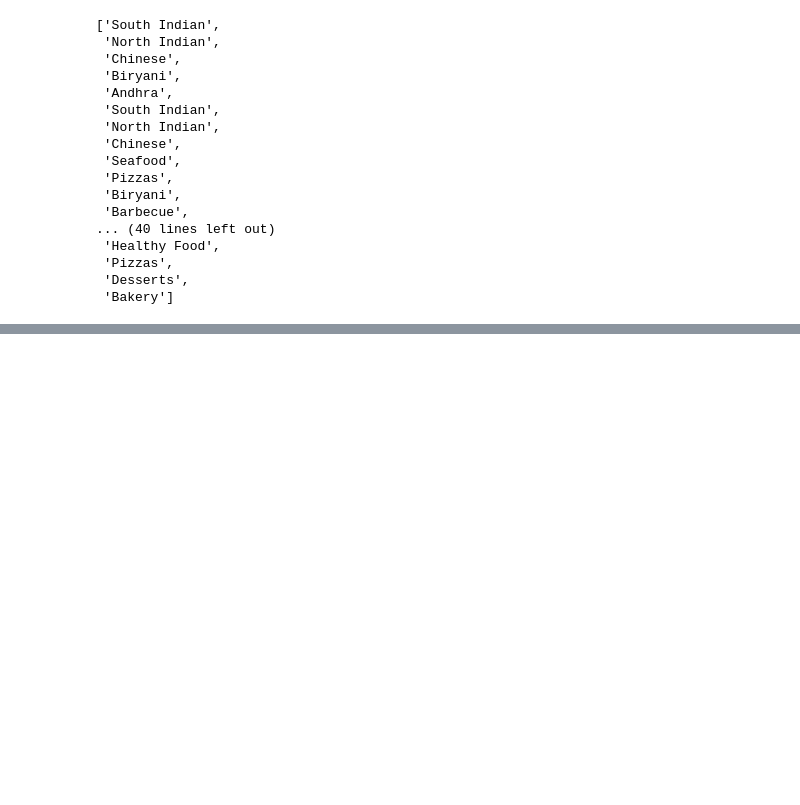
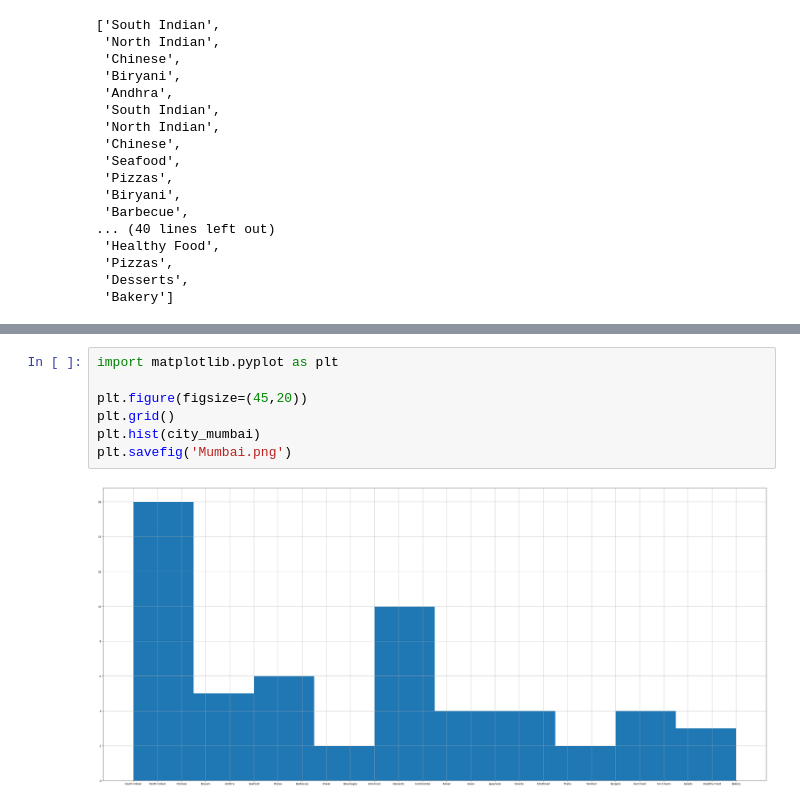
Before and after one commit to Vinayak-pawar/College, a Jupyter notebook: B9AI108 Programming for Data Analysis (B9AI108_2223_TMD1S)/Code/ca02.ipynb, the cells around one changed output, grey strips where cells are left out. Saved outputs shown, nothing was run; the diff lists cells and outputs as text; blank space fills up the shorter version.

```diff
--- a/B9AI108 Programming for Data Analysis (B9AI108_2223_TMD1S)/Code/ca02.ipynb
+++ b/B9AI108 Programming for Data Analysis (B9AI108_2223_TMD1S)/Code/ca02.ipynb
@@ -368,0 +357,9 @@ ValueError: Length mismatch: Expected axis has 1 elements, new values have 2 ele
+# %%
+import matplotlib.pyplot as plt
+
+plt.figure(figsize=(45,20))
+plt.grid()
+plt.hist(city_mumbai)
+plt.savefig('Mumbai.png')
+# %% [output]
+[figure, added]
```
Also changed, not shown: parts of 22 cells of this notebook, 5 other files.
